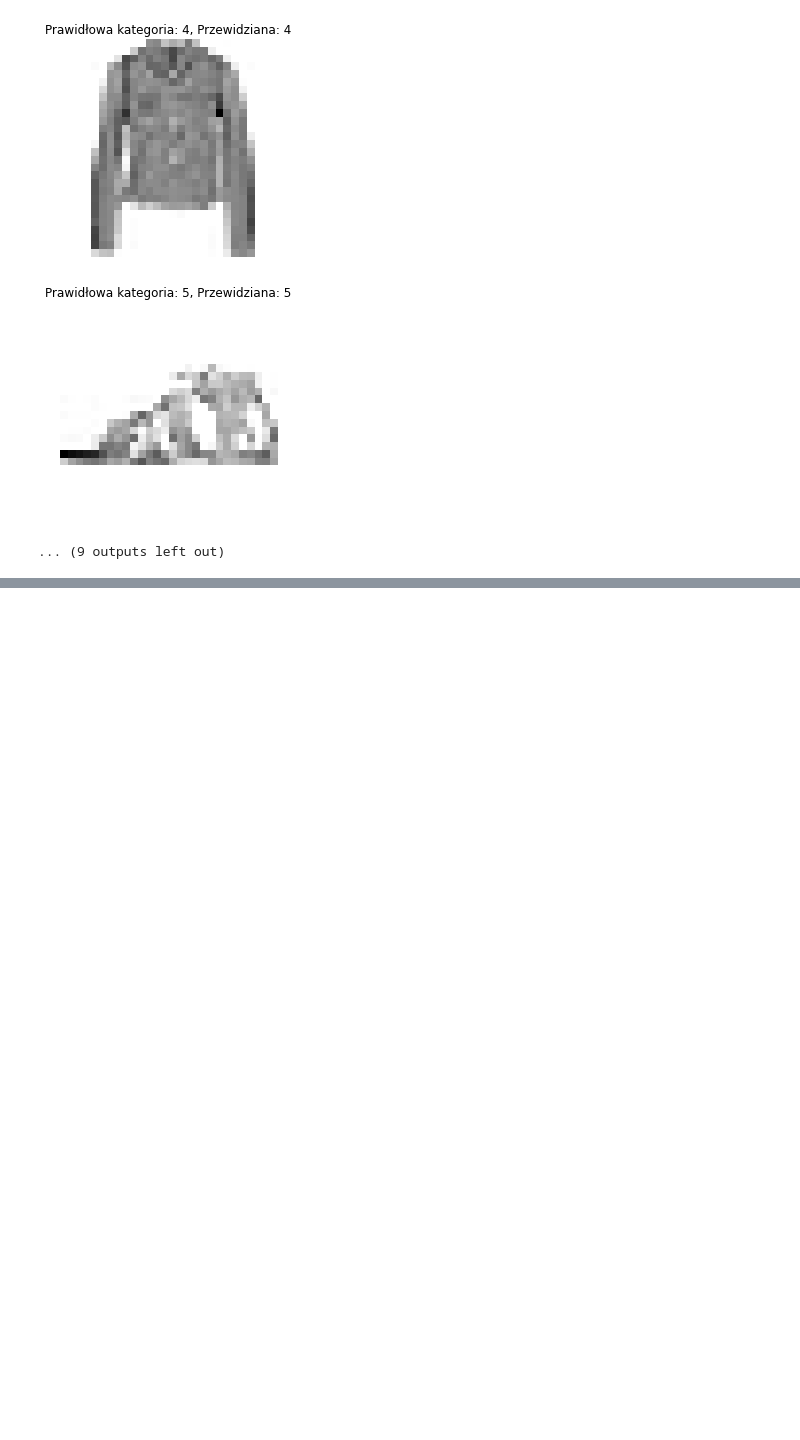
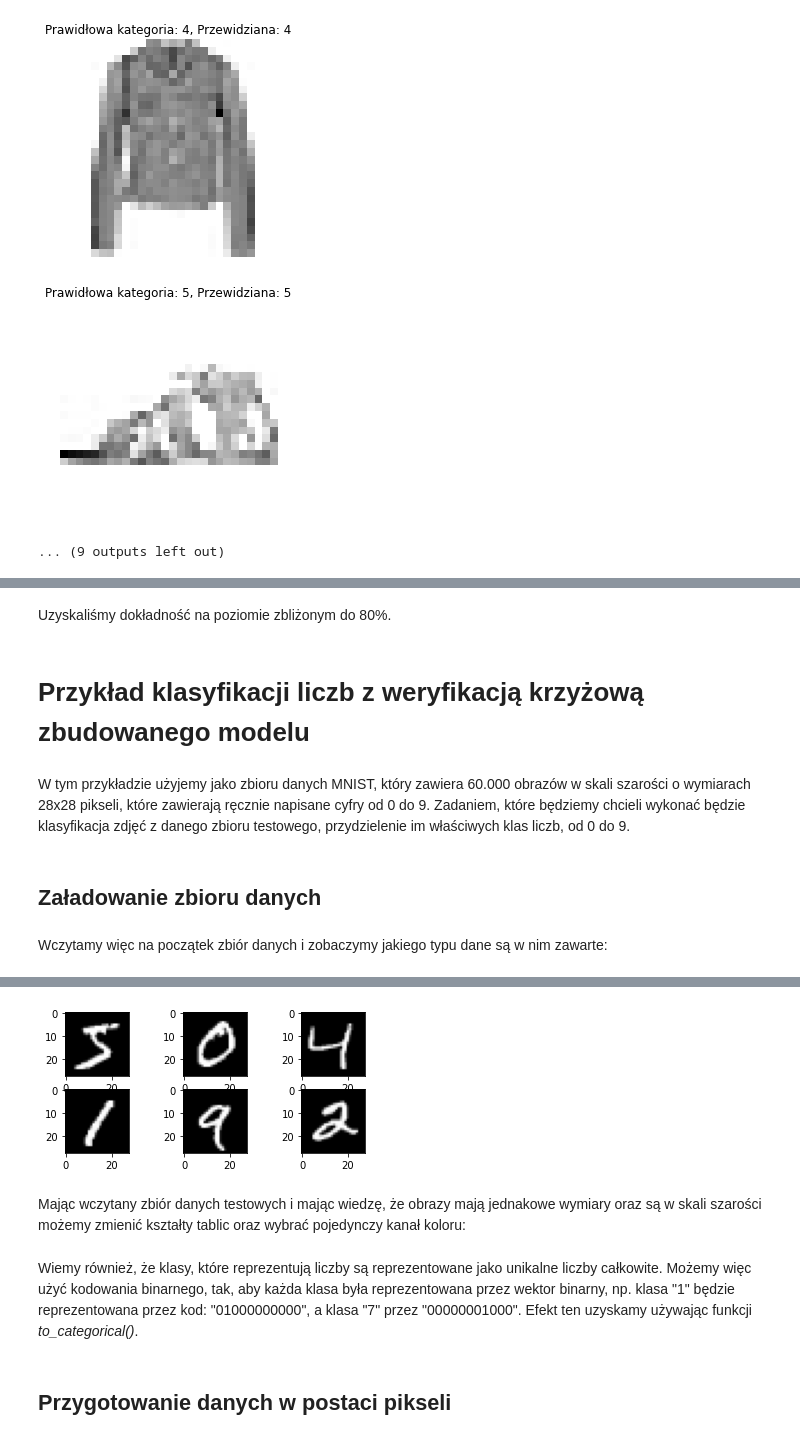
Before and after one commit to dawbit/-S2-SEM1-ZBP, a Jupyter notebook: Keras.ipynb, the cells around one changed output, grey strips where cells are left out. Drawn from its saved outputs; the diff is of its cells as text; code cells hidden in the pictures; blank space fills up the shorter version.

```diff
--- a/Keras.ipynb
+++ b/Keras.ipynb
@@ -217,0 +407,30 @@ for i in range(20):
+# %% [markdown]
+Uzyskaliśmy dokładność na poziomie zbliżonym do 80%.
+# %% [markdown]
+# Przykład klasyfikacji liczb z weryfikacją krzyżową zbudowanego modelu
+# %% [markdown]
+W tym przykładzie użyjemy jako zbioru danych MNIST, który zawiera 60.000 obrazów w skali szarości o wymiarach 28x28 pikseli, które zawierają ręcznie napisane cyfry od 0 do 9.
+Zadaniem, które będziemy chcieli wykonać będzie klasyfikacja zdjęć z danego zbioru testowego, przydzielenie im właściwych klas liczb, od 0 do 9.
+# %% [markdown]
+## Załadowanie zbioru danych
+# %% [markdown]
+Wczytamy więc na początek zbiór danych i zobaczymy jakiego typu dane są w nim zawarte:
+# %%
+from keras.datasets import mnist
+from matplotlib import pyplot
+from keras import utils
+
+# załadowanie zbioru danych
+(trainX, trainY), (testX, testY) = mnist.load_data()
+
+# podsumowanie wczytanego zbioru
+print('Zbiór treningowy: X=%s, y=%s' % (trainX.shape, trainY.shape))
+print('Zbiór testowy: X=%s, y=%s' % (testX.shape, testY.shape))
+
+# narysowanie pierwszych 4 liczb z zbioru treningowego
+for i in range(6):
+	pyplot.subplot(330 + 1 + i)
+	pyplot.imshow(trainX[i], cmap=pyplot.get_cmap('gray'))
+
+pyplot.show()
+# %% [output]
@@ -217,0 +441,3 @@ for i in range(20):
+[figure, added]
+# %% [markdown]
+Mając wczytany zbiór danych testowych i mając wiedzę, że obrazy mają jednakowe wymiary oraz są w skali szarości możemy zmienić kształty tablic oraz wybrać pojedynczy kanał koloru:
@@ -217,0 +448,2 @@ for i in range(20):
+# %% [markdown]
+Wiemy również, że klasy, które reprezentują liczby są reprezentowane jako unikalne liczby całkowite. Możemy więc użyć kodowania binarnego, tak, aby każda klasa była reprezentowana przez wektor binarny, np. klasa "1" będzie reprezentowana przez kod: "01000000000", a klasa "7" przez "00000001000". Efekt ten uzyskamy używając funkcji *to_categorical()*.
@@ -217,0 +454,2 @@ for i in range(20):
+# %% [markdown]
+## Przygotowanie danych w postaci pikseli
```
Also changed, not shown: parts of 52 cells of this notebook.
